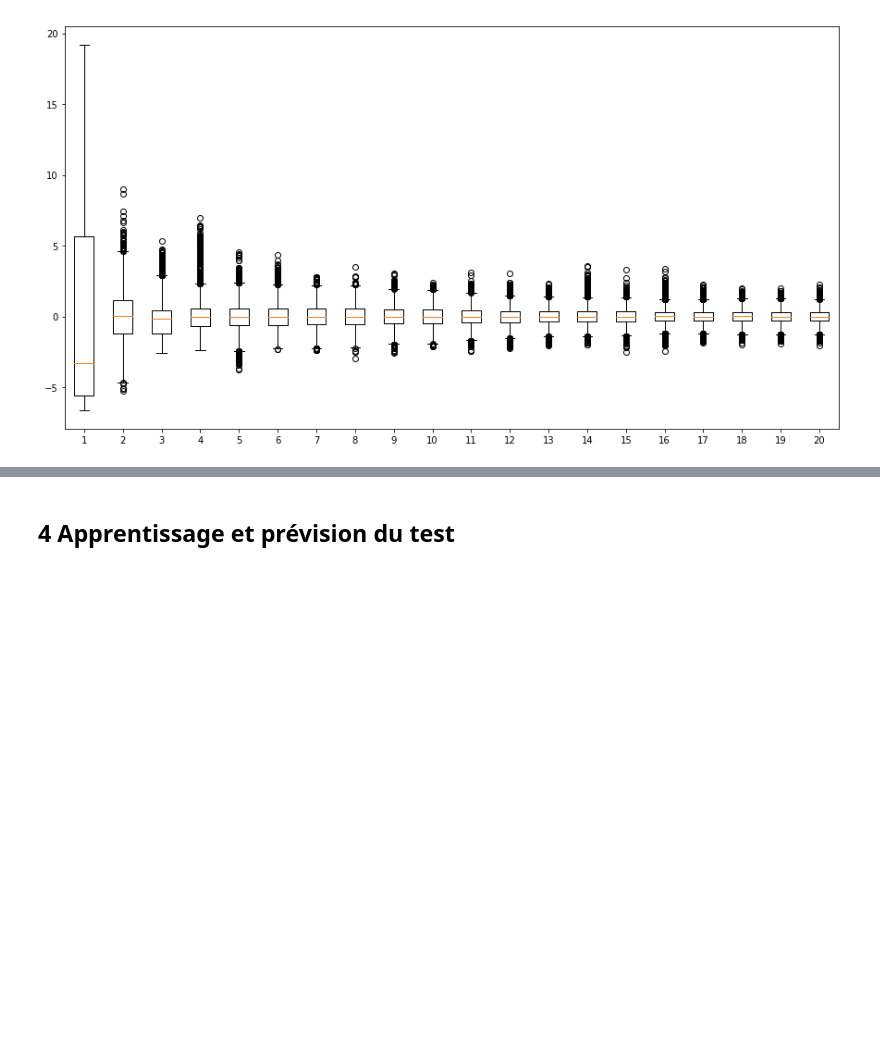
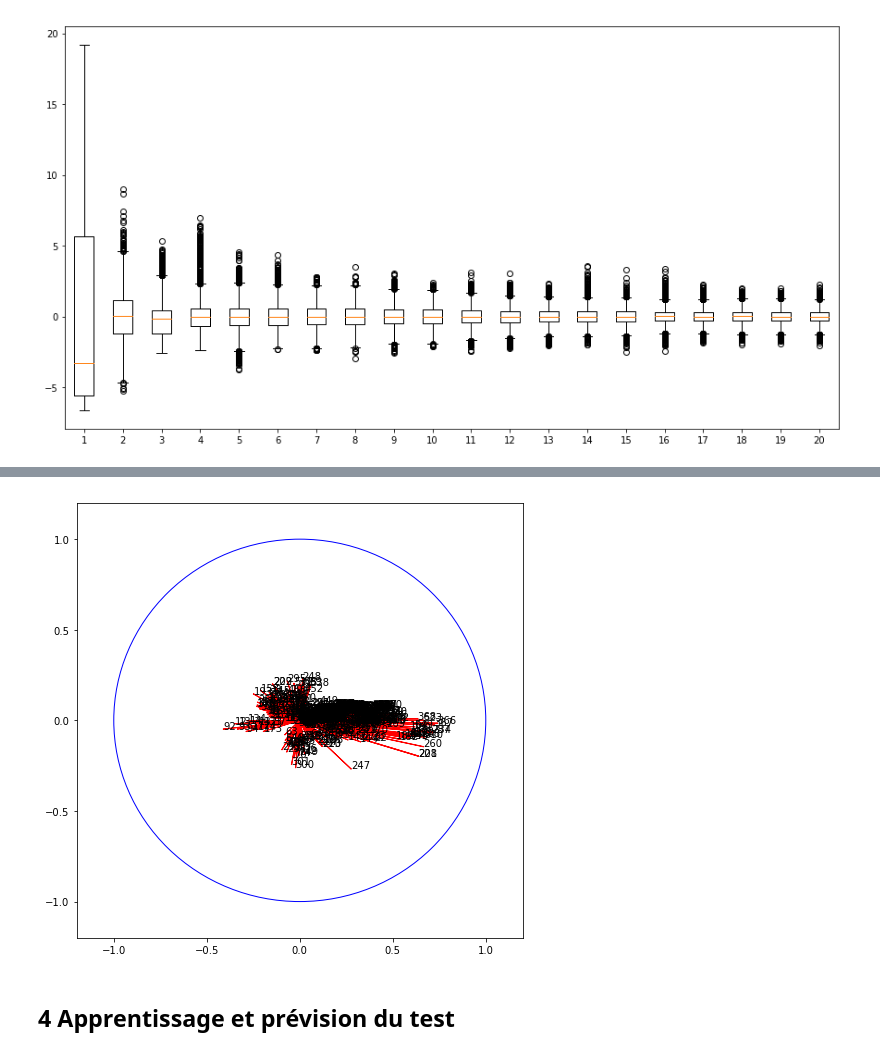
Before and after one commit to eva0marques/Human-recognition-activity-project, a Jupyter notebook: Atelier-HAR-metier-python.ipynb, the cells around one changed output, grey strips where cells are left out. Drawn from its saved outputs; the diff is of its cells as text; code cells hidden in the pictures; blank space fills up the shorter version.

```diff
--- a/Atelier-HAR-metier-python.ipynb
+++ b/Atelier-HAR-metier-python.ipynb
@@ -79,7 +79,8 @@ Les données peuvent être préalablement téléchargées ou directement lues. C
 # Lecture des données d'apprentissage
 # Attention, il peut y avoir plusieurs espaces comme séparateur
 path_s="./../data_har"
-Xtrain=pd.read_table("X_train.txt",sep='\s+',header=None)
+path_e="~/Documents/Projet_Human_Recog_Activity/UCI HAR Dataset/"
+Xtrain=pd.read_table(path_e+"train/X_train.txt",sep='\s+',header=None)
 Xtrain.head()
 # %% [output]
 |  | 0 | 1 | 2 | 3 | 4 | 5 | 6 | 7 | 8 | 9 | ... | ... |
@@ -162,3 +168,19 @@ plt.legend(loc='upper right', bbox_to_anchor=(1.8, 0.5), markerscale=4)
+# %%
+# coordonnées des variables
+coord1=pca.components_[0]*np.sqrt(pca.explained_variance_[0])
+coord2=pca.components_[1]*np.sqrt(pca.explained_variance_[1])
+fig = plt.figure(figsize=(8,8))
+ax = fig.add_subplot(1, 1, 1)
+for i, j, nom in zip(coord1,coord2, Xtrain.columns):
+    plt.text(i, j, nom)
+    plt.arrow(0,0,i,j,color='r')
+plt.axis((-1.2,1.2,-1.2,1.2))
+# cercle
+c=plt.Circle((0,0), radius=1, color='b', fill=False)
+ax.add_patch(c)
+plt.show()
+# %% [output]
+[figure, added]
 # %% [markdown]
 ## 4 Apprentissage et prévision du test
 # %%
```
Also changed, not shown: parts of 17 cells of this notebook.
